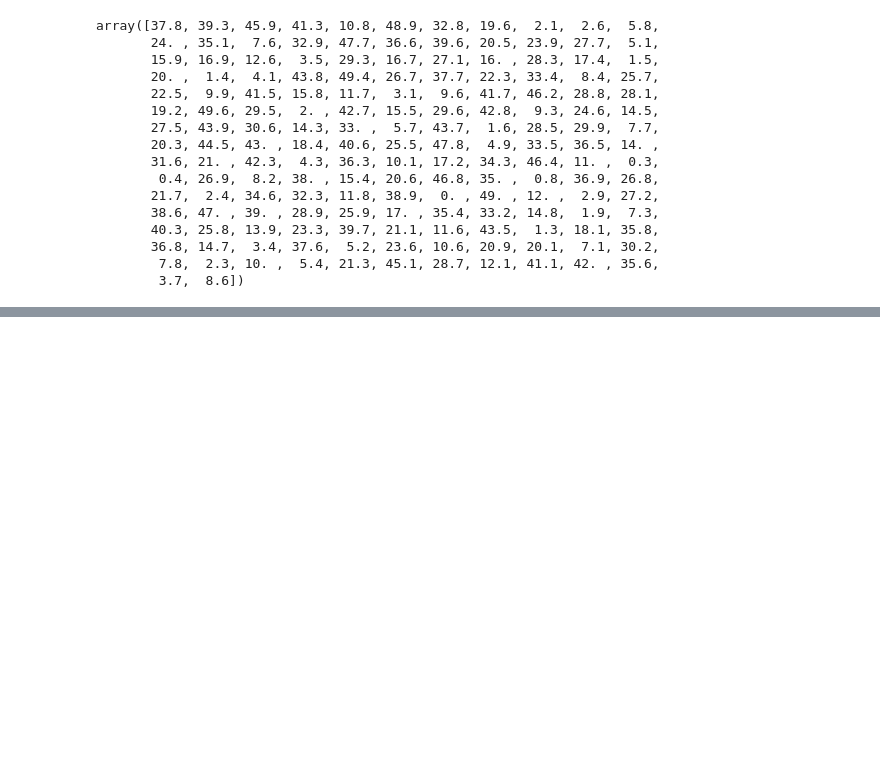
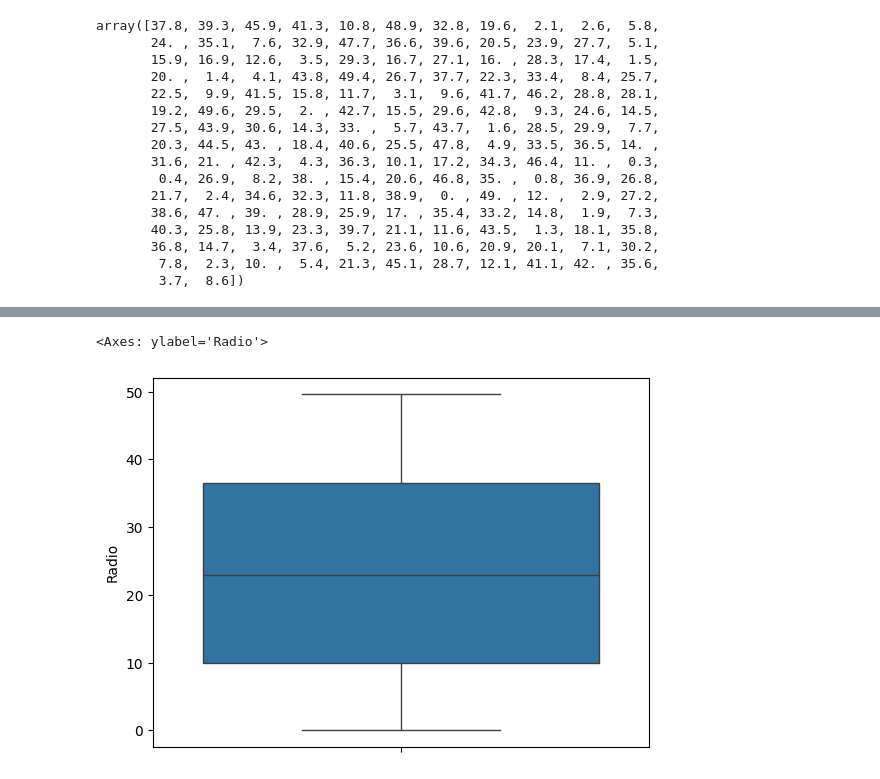
Before and after one commit to Kanha-kn/multilinear_regression_new, a Jupyter notebook: eda.ipynb, the cells around one changed output, grey strips where cells are left out. Saved outputs shown, nothing was run; the diff lists cells and outputs as text; code cells hidden in the pictures; blank space fills up the shorter version.

```diff
--- a/eda.ipynb
+++ b/eda.ipynb
@@ -104,0 +119,5 @@ array([37.8, 39.3, 45.9, 41.3, 10.8, 48.9, 32.8, 19.6,  2.1,  2.6,  5.8,
+# %%
+sns.boxplot(df['Radio'])
+# %% [output]
+<Axes: ylabel='Radio'>
+[figure, added]
```
Also changed, not shown: parts of 14 cells of this notebook, 4 other files.
